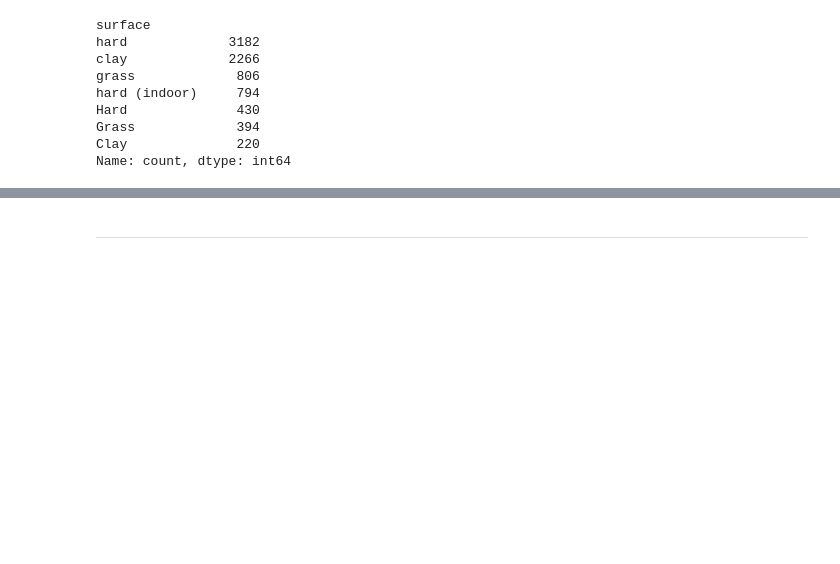
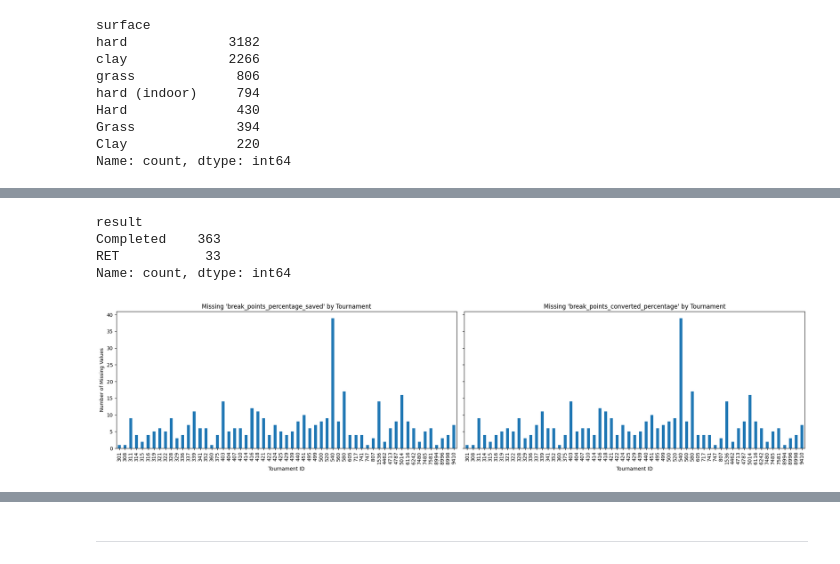
Before and after one commit to FerrucciS/matchedge, a Jupyter notebook: notebooks/feature_engineering.ipynb, the cells around one changed output, grey strips where cells are left out. Cells and saved outputs as stored; diff of their text form; code cells hidden in the pictures; blank space fills up the shorter version.

```diff
--- a/notebooks/feature_engineering.ipynb
+++ b/notebooks/feature_engineering.ipynb
@@ -314,0 +486,2 @@ for col in ['level', 'location', 'surface']:
+# %%
+df_matches["target"] = (df_matches["id"] == df_matches["winner_id"]).astype(int)
@@ -314,0 +516,24 @@ for col in ['level', 'location', 'surface']:
+# %%
+# List of player and opponent set columns in order
+player_sets = ['set1', 'set2', 'set3', 'set4', 'set5']
+opponent_sets = ['opponent_set1', 'opponent_set2', 'opponent_set3', 'opponent_set4', 'opponent_set5']
+
+# Compute per-set win booleans for player
+set_wins = pd.DataFrame({
+    p: ((df_matches[p] == 6) & (df_matches[o] <= 4)) |  # normal win
+       ((df_matches[p] == 7) & (df_matches[o] >= 5))    # tiebreak win
+    for p, o in zip(player_sets, opponent_sets)
+})
+
+# Count wins per row for player
+df_matches["sets_won"] = set_wins.sum(axis=1)
+
+# Compute per-set win booleans for opponent
+set_loses = pd.DataFrame({
+    o: ((df_matches[o] == 6) & (df_matches[p] <= 4)) |  # normal win
+       ((df_matches[o] == 7) & (df_matches[p] >= 5))    # tiebreak win
+    for p, o in zip(player_sets, opponent_sets)
+})
+
+# Count wins for opponent per row
+df_matches["sets_lost"] = set_loses.sum(axis=1)
@@ -314,0 +594,26 @@ for col in ['level', 'location', 'surface']:
+# %%
+df_matches.loc[df_matches["break_points_percentage_saved"].isna()]["result"].value_counts()
+# %% [output]
+result
+Completed    363
+RET           33
+Name: count, dtype: int64
+# %%
+# Get missing value counts by tournament
+missing_saved = df_matches.loc[df_matches["break_points_percentage_saved"].isna(), "tournament_id"].value_counts().sort_index()
+missing_converted = df_matches.loc[df_matches["break_points_converted_percentage"].isna(), "tournament_id"].value_counts().sort_index()
+
+# Create side-by-side bar plots
+fig, axes = plt.subplots(1, 2, figsize=(20, 5), sharey=True)
+
+missing_saved.plot(kind='bar', ax=axes[0], title="Missing 'break_points_percentage_saved' by Tournament")
+axes[0].set_xlabel("Tournament ID")
+axes[0].set_ylabel("Number of Missing Values")
+
+missing_converted.plot(kind='bar', ax=axes[1], title="Missing 'break_points_converted_percentage' by Tournament")
+axes[1].set_xlabel("Tournament ID")
+
+plt.tight_layout()
+plt.show()
+# %% [output]
+[figure, added]
```
Also changed, not shown: parts of 230 cells of this notebook, 2 other files.
